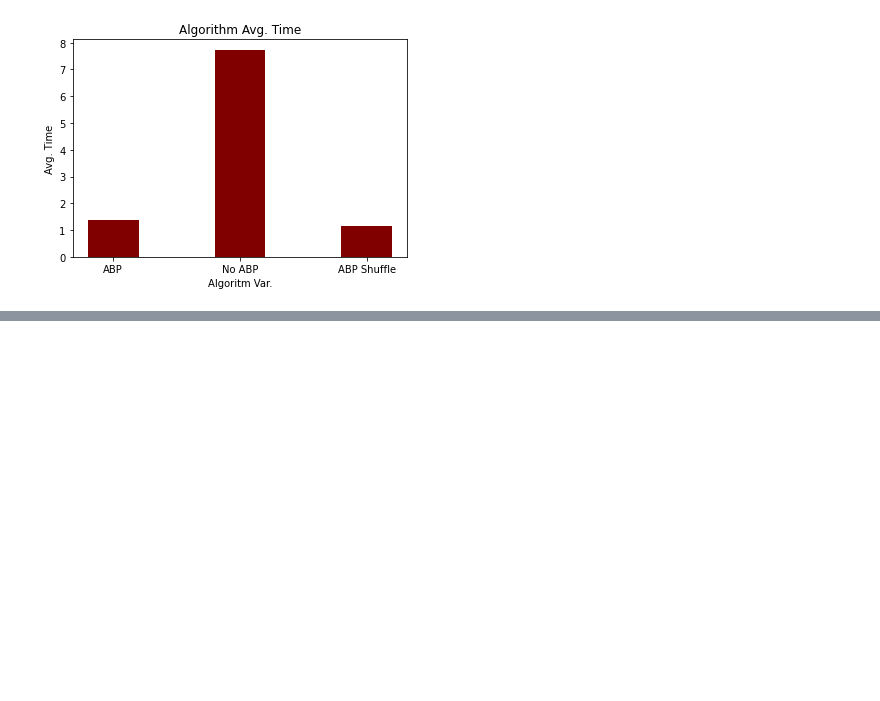
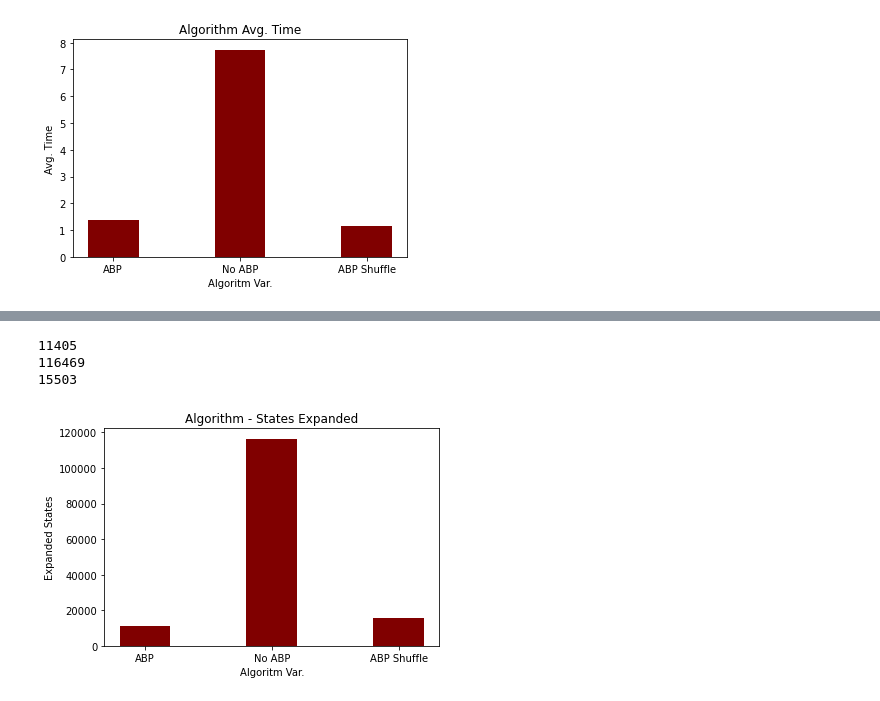
Before and after one commit to BMB0/Assignment-3, a Jupyter notebook: TeekoTests.ipynb, the cells around one changed output, grey strips where cells are left out. Saved outputs shown, nothing was run; the diff lists cells and outputs as text; code cells hidden in the pictures; blank space fills up the shorter version.

```diff
--- a/TeekoTests.ipynb
+++ b/TeekoTests.ipynb
@@ -1896,0 +1966,18 @@ plot.show()
+# %%
+print(states_11)
+print(states_21)
+print(states_31)
+
+
+plot.bar(["ABP", "No ABP", "ABP Shuffle"], [states_11,states_21,states_31], color ='maroon',
+        width = 0.4)
+
+plot.xlabel("Algoritm Var.")
+plot.ylabel("Expanded States")
+plot.title("Algorithm - States Expanded")
+plot.show()
+# %% [output]
+11405
+116469
+15503
+[figure, added]
```
Also changed, not shown: parts of 6 cells of this notebook, 5 other files.
